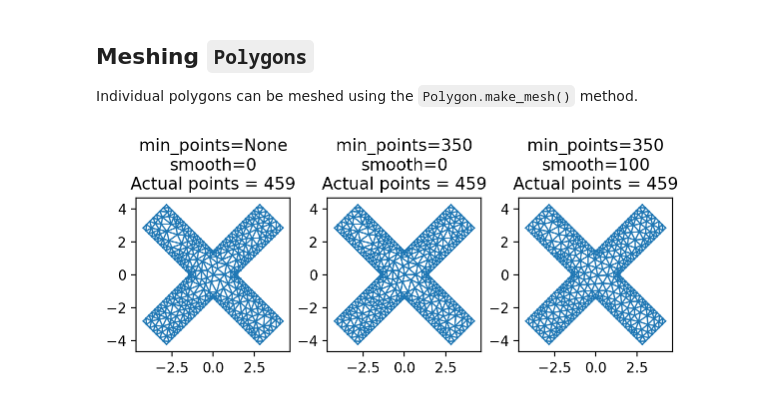
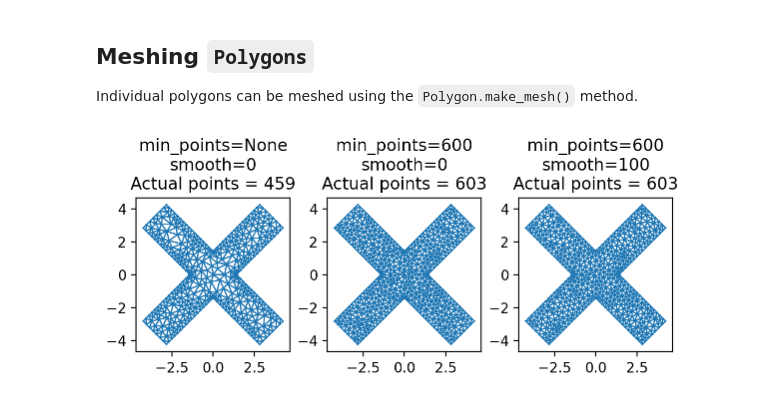
Before and after one commit to loganbvh/py-tdgl, a Jupyter notebook: docs/notebooks/polygons.ipynb, the cells around one changed output. Cells and saved outputs as stored; diff of their text form; code cells hidden in the pictures.

```diff
--- a/docs/notebooks/polygons.ipynb
+++ b/docs/notebooks/polygons.ipynb
@@ -153,24 +153,24 @@ Individual polygons can be meshed using the `Polygon.make_mesh()` method.
 # %%
 setups = [
     dict(min_points=None, smooth=0),
-    dict(min_points=350, smooth=0),
-    dict(min_points=350, smooth=100),
+    dict(min_points=600, smooth=0),
+    dict(min_points=600, smooth=100),
 ]
 
 fig, axes = plt.subplots(1, len(setups), figsize=(2 * (len(setups) + 0.5), 2))
 
 for ax, options in zip(axes, setups):
     # Generate a mesh with the specified options
     mesh = X.make_mesh(**options)
 
     # Plot the mesh
     ax.set_aspect("equal")
     title = [f"{key}={value!r}" for key, value in options.items()]
     title.append(f"Actual points = {mesh.x.shape[0]}")
     ax.triplot(mesh.x, mesh.y, mesh.elements, lw=1)
     ax.set_title("\n".join(title))
 # %% [output]
-[figure, old version]
+[figure, new version]
 # %%
 tdgl.version_table()
 # %% [output]
```
Also changed, not shown: parts of 1 cell of this notebook, 10 other files.
